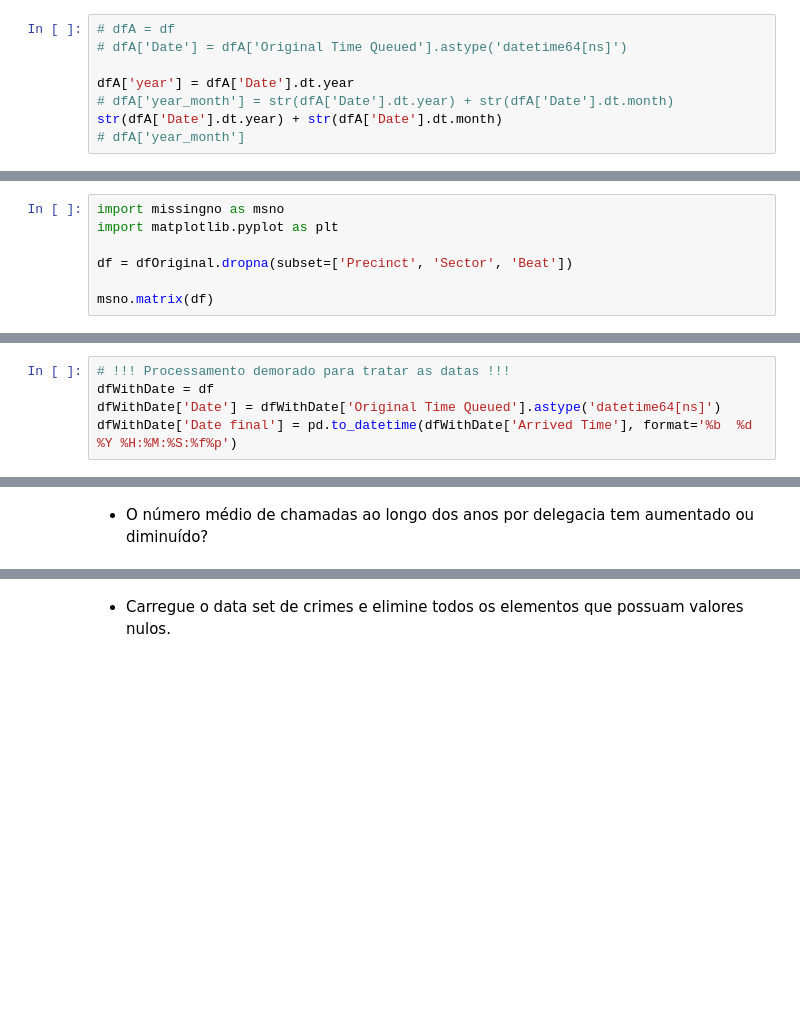
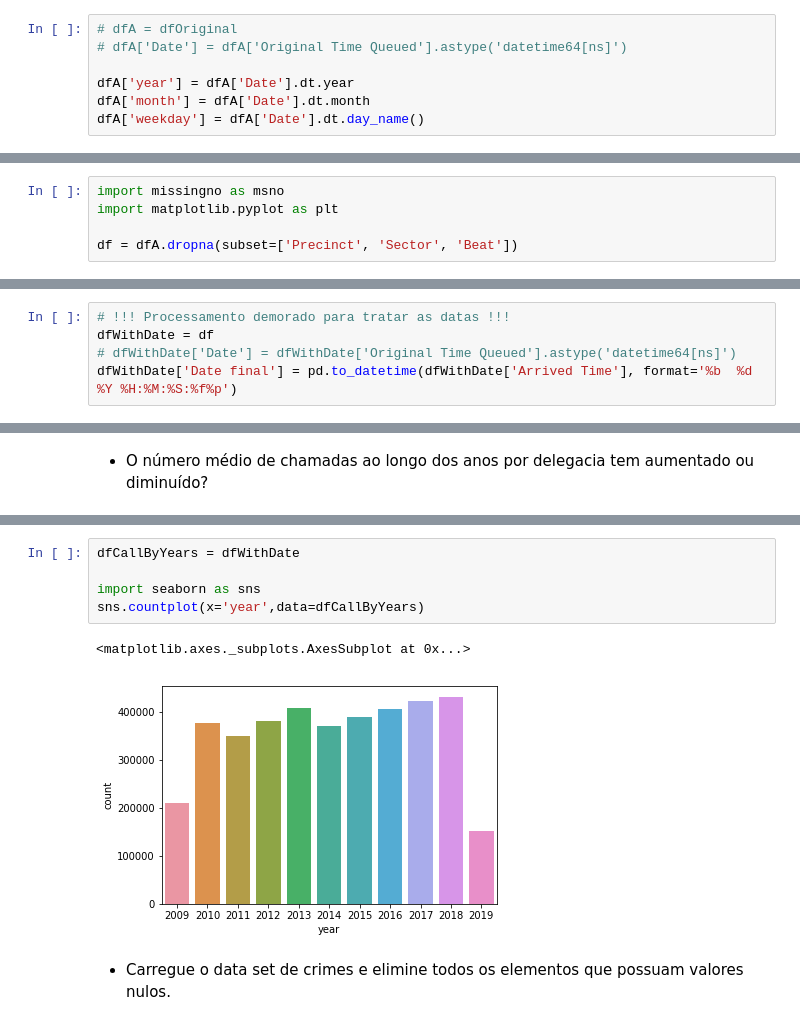
Before and after one commit to aurindo/programming_data_science, a Jupyter notebook: Prova - PDSDA.ipynb, the cells around one changed output, grey strips where cells are left out. Drawn from its saved outputs; the diff is of its cells as text; blank space fills up the shorter version.

```diff
--- a/Prova - PDSDA.ipynb
+++ b/Prova - PDSDA.ipynb
@@ -37,19 +37,16 @@ dfOriginal = pd.read_csv("Call_Data.csv", delimiter=",")
 # %% [markdown]
 - Crie variáveis para representar o ano, mês, dia da semana e semana (por exemplo, 2_2018) para o dataset de chamadas.
 # %%
-# dfA = df
+# dfA = dfOriginal
 # dfA['Date'] = dfA['Original Time Queued'].astype('datetime64[ns]')
 
 dfA['year'] = dfA['Date'].dt.year
-# dfA['year_month'] = str(dfA['Date'].dt.year) + str(dfA['Date'].dt.month)
-str(dfA['Date'].dt.year) + str(dfA['Date'].dt.month)
-# dfA['year_month']
+dfA['month'] = dfA['Date'].dt.month
+dfA['weekday'] = dfA['Date'].dt.day_name()
 # %% [markdown]
 - Elimine os registros cujo precint, setor ou beat seja nulo.
 # %%
 import missingno as msno
 import matplotlib.pyplot as plt
 
-df = dfOriginal.dropna(subset=['Precinct', 'Sector', 'Beat'])
-
-msno.matrix(df)
+df = dfA.dropna(subset=['Precinct', 'Sector', 'Beat'])
@@ -300,6 +289,6 @@ plt.show()
 # %%
 # !!! Processamento demorado para tratar as datas !!!
 dfWithDate = df
-dfWithDate['Date'] = dfWithDate['Original Time Queued'].astype('datetime64[ns]')
+# dfWithDate['Date'] = dfWithDate['Original Time Queued'].astype('datetime64[ns]')
 dfWithDate['Date final'] = pd.to_datetime(dfWithDate['Arrived Time'], format='%b  %d %Y %H:%M:%S:%f%p')
 # %% [output]
@@ -424,3 +385,11 @@ dfCallByYears
+# %%
+dfCallByYears = dfWithDate
+
+import seaborn as sns
+sns.countplot(x='year',data=dfCallByYears)
+# %% [output]
+<matplotlib.axes._subplots.AxesSubplot at 0x...>
+[figure, added]
 # %% [markdown]
 - Carregue o data set de crimes e elimine todos os elementos que possuam valores nulos.
 # %% [markdown]
```
Also changed, not shown: parts of 7 cells of this notebook.
